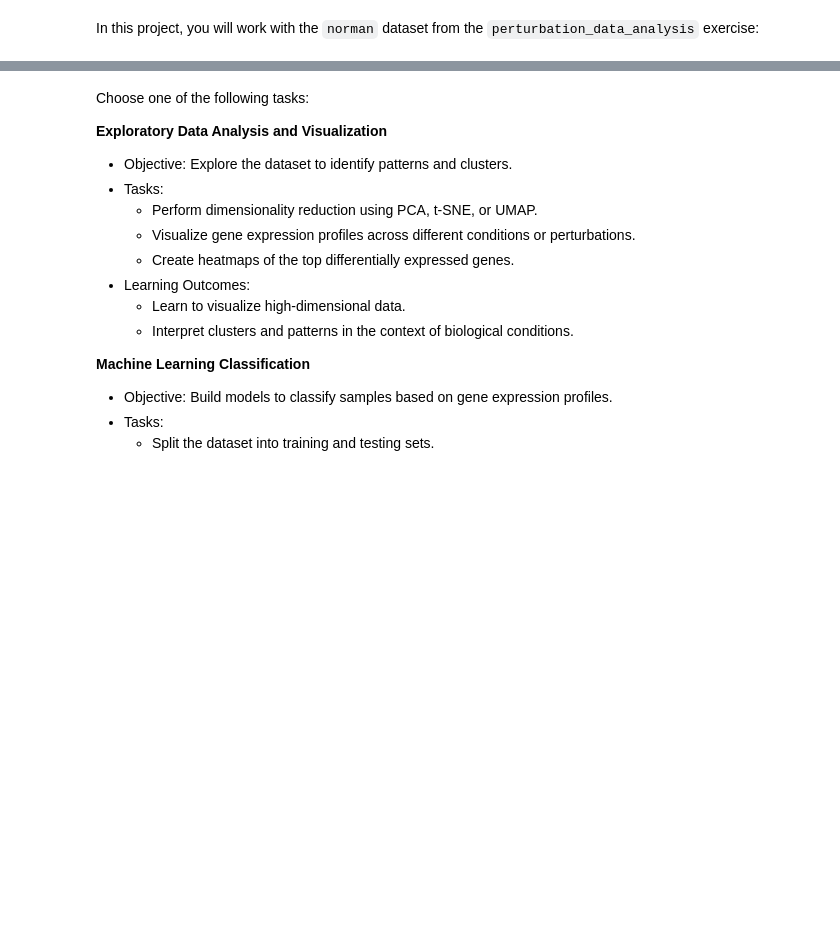
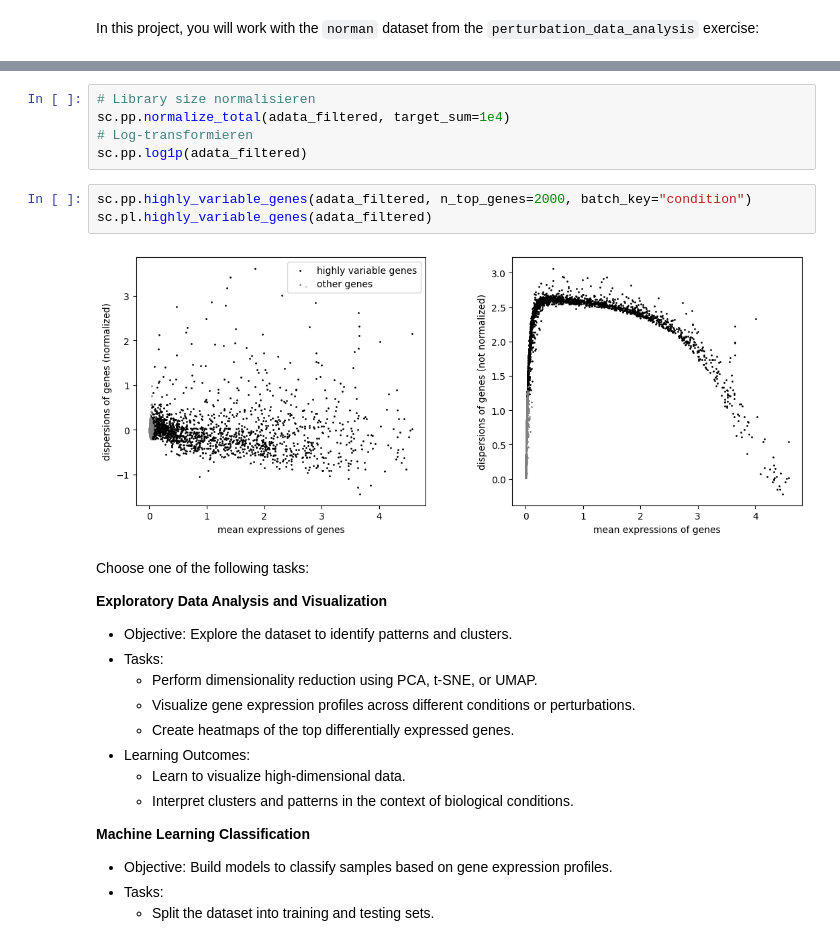
Before and after one commit to hadele/luh_module_amlg_assignment, a Jupyter notebook: scrnaseq_project.ipynb, the cells around one changed output, grey strips where cells are left out. Drawn from its saved outputs; the diff is of its cells as text; blank space fills up the shorter version.

```diff
--- a/scrnaseq_project.ipynb
+++ b/scrnaseq_project.ipynb
@@ -11,3 +152,13 @@ print(norman)
+# %%
+# Library size normalisieren
+sc.pp.normalize_total(adata_filtered, target_sum=1e4)
+# Log-transformieren
+sc.pp.log1p(adata_filtered)
+# %%
+sc.pp.highly_variable_genes(adata_filtered, n_top_genes=2000, batch_key="condition")
+sc.pl.highly_variable_genes(adata_filtered)
+# %% [output]
+[figure, added]
 # %% [markdown]
 Choose one of the following tasks:
 
```
Also changed, not shown: parts of 18 cells of this notebook.
